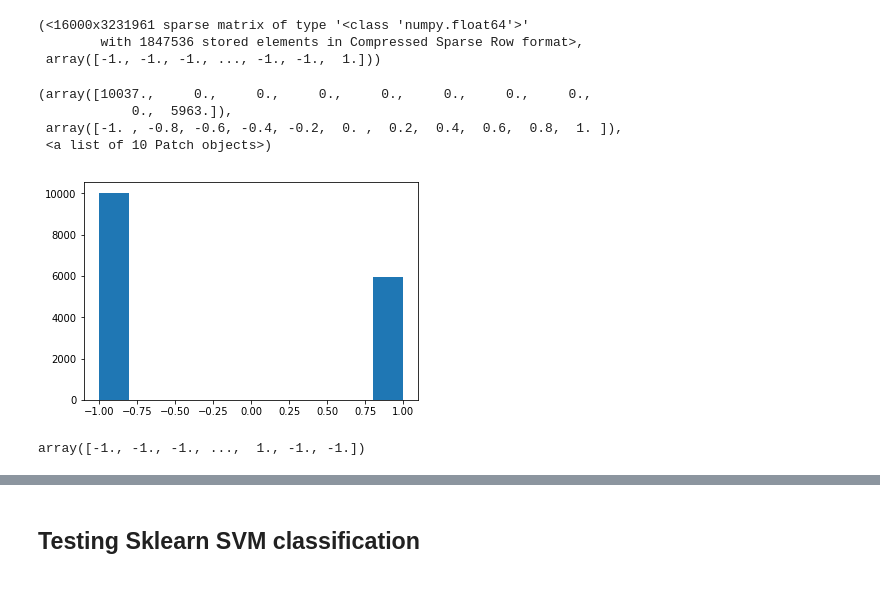
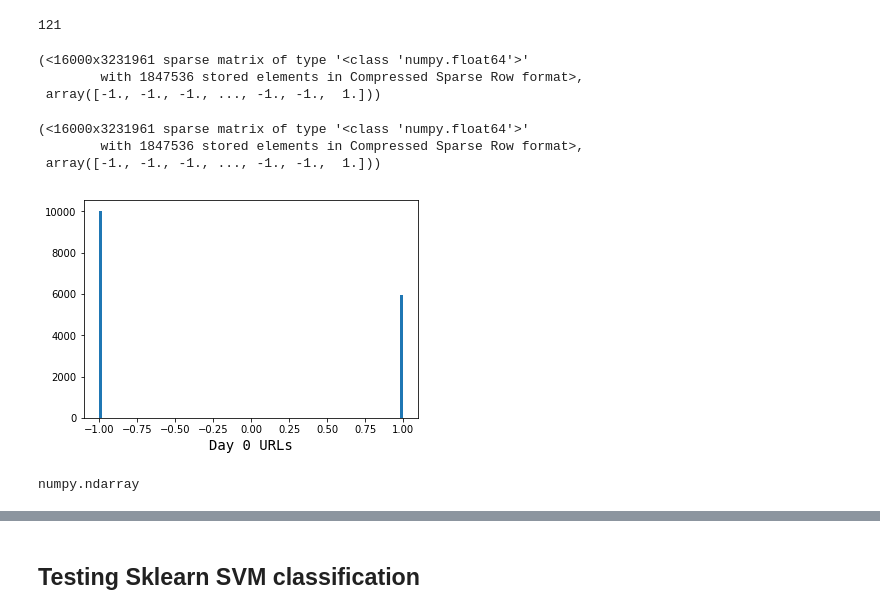
Before and after one commit to giordanoDaloisio/Data-Analysis-project, a Jupyter notebook: Project.ipynb, the cells around one changed output, grey strips where cells are left out. Saved outputs shown, nothing was run; the diff lists cells and outputs as text; code cells hidden in the pictures.

```diff
--- a/Project.ipynb
+++ b/Project.ipynb
@@ -48,3 +73,7 @@ for i in range(0, len(data)):
+# %%
+len(days)
+# %% [output]
+121
 # %%
 days[0]
 # %% [output]
@@ -54,13 +83,18 @@ days[0]
 # %%
 day0 = days[0]
 day1 = days[1]
-# %%
-plt.hist(day0[1])
-# %% [output]
-(array([10037.,     0.,     0.,     0.,     0.,     0.,     0.,     0.,
-            0.,  5963.]),
- array([-1. , -0.8, -0.6, -0.4, -0.2,  0. ,  0.2,  0.4,  0.6,  0.8,  1. ]),
- <a list of 10 Patch objects>)
-[figure, removed]
+# %%
+day0
+# %% [output]
+(<16000x3231961 sparse matrix of type '<class 'numpy.float64'>'
+        with 1847536 stored elements in Compressed Sparse Row format>,
+ array([-1., -1., -1., ..., -1., -1.,  1.]))
+# %%
+hist0 = plt.hist(day0[1], 100)
+plt.xlabel("Day 0 URLs", fontdict={'fontsize': 14, 'family': 'monospace'})
+
+plt.show()
+# %% [output]
+[figure, added]
 # %%
 totalset = np.empty(0)
@@ -70,4 +107,5 @@ for day in days:
 # %%
 totalset
+type(totalset)
 # %% [output]
-array([-1., -1., -1., ...,  1., -1., -1.])
+numpy.ndarray
```
Also changed, not shown: parts of 17 cells of this notebook.
